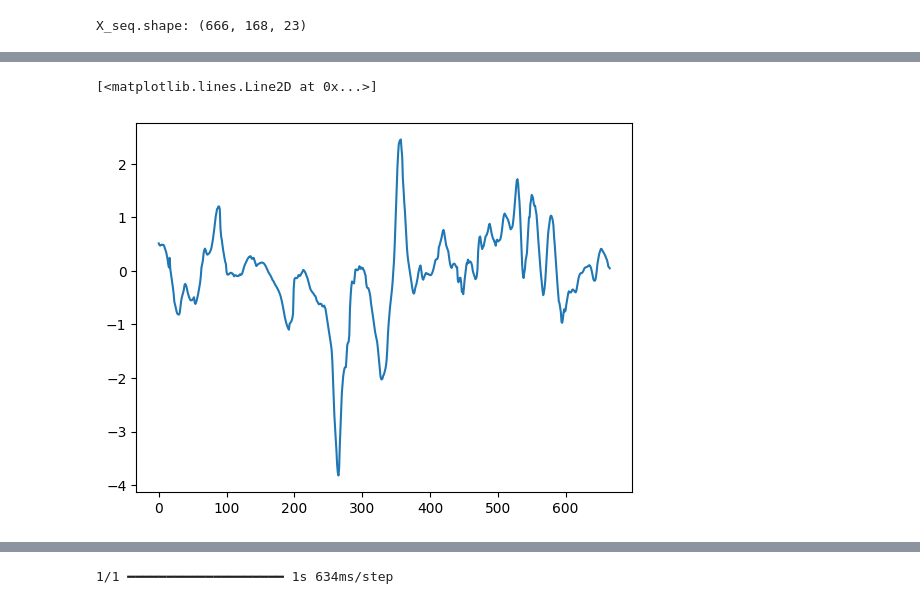
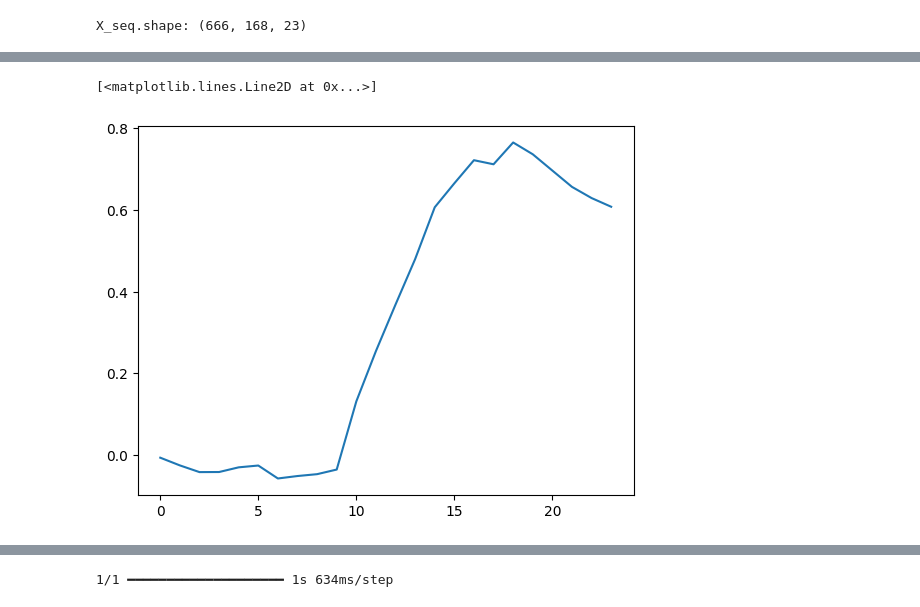
Before and after one commit to LaxmanGhadi/Crypto_bot, a Jupyter notebook: ModelFile/LSTM_File/API_TESTS.ipynb, the cells around one changed output, grey strips where cells are left out. Drawn from its saved outputs; the diff is of its cells as text; code cells hidden in the pictures.

```diff
--- a/ModelFile/LSTM_File/API_TESTS.ipynb
+++ b/ModelFile/LSTM_File/API_TESTS.ipynb
@@ -269,9 +327,9 @@ array([0.047867], dtype=float32)
 # %%
 import matplotlib.pyplot as plt
-plt.plot(val)
+plt.plot(val[-24:])
 # %% [output]
 [<matplotlib.lines.Line2D at 0x...>]
-[figure, old version]
+[figure, new version]
 # %%
 model = load_model("best_lstm_model_v2.keras", compile=False)
 # %%
```
Also changed, not shown: parts of 18 cells of this notebook.
